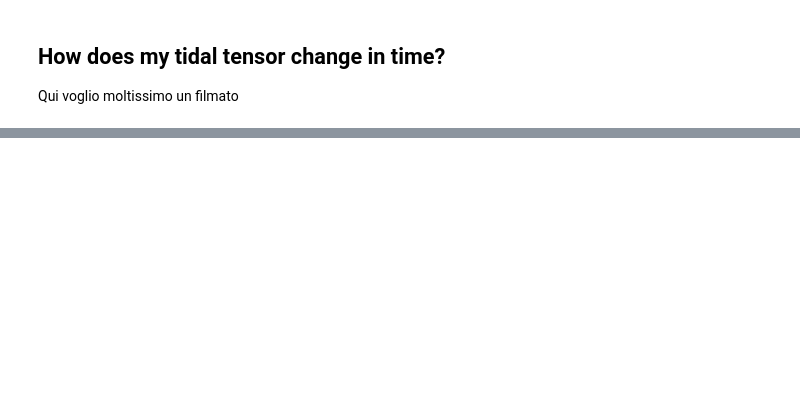
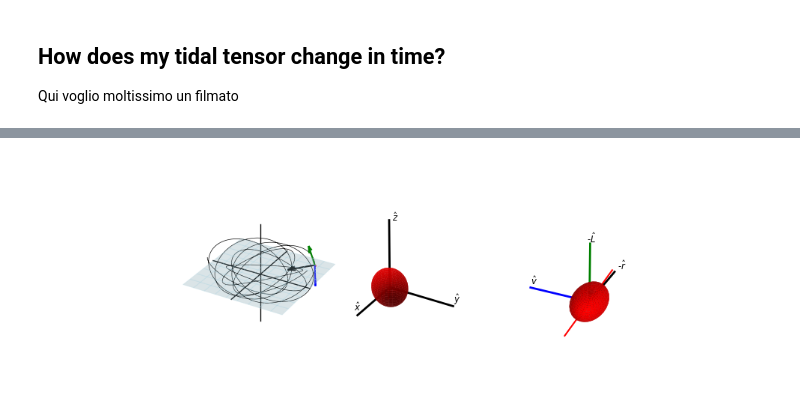
Before and after one commit to salvatore-ferrone/phd-thesis-ferrone, a Jupyter notebook: demos/tidalTensor/pouliasis2017pii.ipynb, the cells around one changed output, grey strips where cells are left out. Saved outputs shown, nothing was run; the diff lists cells and outputs as text; code cells hidden in the pictures; blank space fills up the shorter version.

Commit message:
I have arranged the ellipsoids :)

```diff
--- a/demos/tidalTensor/pouliasis2017pii.ipynb
+++ b/demos/tidalTensor/pouliasis2017pii.ipynb
@@ -97,0 +294,5 @@ z = deformed_points[2].reshape(z.shape)
+# %%
+# let's make sure the ellipsoid is in the right place
+eigen=np.linalg.eig(tidal_tensor)
+eigenvectors=eigen.eigenvectors
+eigenvalues=eigen.eigenvalues
@@ -97,0 +306,70 @@ z = deformed_points[2].reshape(z.shape)
+# %%
+# compute r_max
+r_max = np.max(np.sqrt(xt**2 + yt**2 + zt**2))
+LIMS = (-r_max,r_max)
+AXIS={
+    "xlim": LIMS,
+    "ylim": LIMS,
+    "zlim": LIMS,
+    "aspect": "equal",}
+# %%
+# add xy plane
+x_plane = np.linspace(LIMS[0], LIMS[1], 10)
+y_plane = np.linspace(LIMS[0], LIMS[1], 10)
+X_plane, Y_plane = np.meshgrid(x_plane, y_plane)
+Z_plane = np.zeros_like(X_plane)  # Z=0 for XY plane
+# %%
+fig, ax1, ax2,ax3 = make_figure()
+# # add the orbit
+ax1.plot(xt,yt,zt, color='black', lw=1/2)
+ax1.scatter(xt[index],yt[index],zt[index], color='red', s=1)
+ax1.set(**AXIS)
+ax1.plot(LIMS,[0,0], [0,0], color='k', lw=1)
+ax1.plot([0,0],LIMS,[0,0], color='k', lw=1)
+ax1.plot([0,0], [0,0], LIMS, color='k', lw=1)
+# add the new basis vectors to ax1
+ax1.quiver(pos_local[0], pos_local[1], pos_local[2], e1[0], e1[1], e1[2], color='black', length=5, normalize=True)
+ax1.quiver(pos_local[0], pos_local[1], pos_local[2], e2[0], e2[1], e2[2], color='blue', length=5, normalize=True)
+ax1.quiver(pos_local[0], pos_local[1], pos_local[2], e3[0], e3[1], e3[2], color='green', length=5, normalize=True)
+
+ax1.plot_surface(X_plane, Y_plane, Z_plane, color='lightblue', alpha=0.3,
+                edgecolor='lightblue', linewidth=0.5)
+
+factor = 3
+axislen = dx*factor
+little_factor = 9/10
+
+
+ax2.plot_surface(x_ell, y_ell, z_ell, color='r', alpha=.9)
+ax2.plot(np.array([0,0]),np.array([0,0]),np.array([0,axislen]), color='k', lw=2)
+ax2.plot(np.array([0,0]),np.array([0,axislen]),np.array([0,0]), color='k', lw=2)
+ax2.plot(np.array([0,axislen]),np.array([0,0]),np.array([0,0]), color='k', lw=2)
+ax2.set_aspect('equal')
+ax2.view_init(azim=30, elev=30)
+little_move = axislen/20
+ax2.text(axislen,-little_move,little_move,'$\hat{x}$',  fontsize="small")
+ax2.text(0,axislen,little_move,'$\hat{y}$', fontsize="small")
+ax2.text(0,little_move,axislen,'$\hat{z}$', fontsize="small")
+
+ax2.plot([little_factor*axislen*eigenvectors[0,0],-little_factor*axislen*eigenvectors[0,0]],
+         [little_factor*axislen*eigenvectors[0,1],-little_factor*axislen*eigenvectors[0,1]],
+         [little_factor*axislen*eigenvectors[0,2],-axislen*little_factor*eigenvectors[0,2]], color='r',)
+
+# ax3.quiver(0,0,0,-eigenvectors_rot[0,0],-eigenvectors_rot[0,1],-eigenvectors_rot[0,2], color='black', length=1/10, normalize=True)
+ax3.plot([little_factor*axislen*eigenvectors_rot[0,0],-little_factor*axislen*eigenvectors_rot[0,0]],
+         [little_factor*axislen*eigenvectors_rot[0,1],-little_factor*axislen*eigenvectors_rot[0,1]],
+         [little_factor*axislen*eigenvectors_rot[0,2],-axislen*little_factor*eigenvectors_rot[0,2]], color='r',)
+ax3.plot_surface(ellipsoid_rot[0], ellipsoid_rot[1], ellipsoid_rot[2], color='r', alpha=1)
+
+ax3.plot(np.array([0,0]),np.array([0,0]),np.array([0,axislen]), color='green', lw=2)
+ax3.plot(np.array([0,0]),np.array([0,axislen]),np.array([0,0]), color='blue', lw=2)
+ax3.plot(np.array([0,axislen]),np.array([0,0]),np.array([0,0]), color='black', lw=2)
+
+ax3.text(axislen,-little_move,little_move,'-$\hat{r}$',  fontsize="small")
+ax3.text(0,axislen,little_move,'$\hat{v}$', fontsize="small")
+ax3.text(0,little_move,axislen,'-$\hat{L}$', fontsize="small")
+
+ax3.view_init(azim=180+azim, elev=30)
+ax3.set_aspect('equal')
+# %% [output]
+[figure, added]
```
Also changed, not shown: parts of 28 cells of this notebook.
